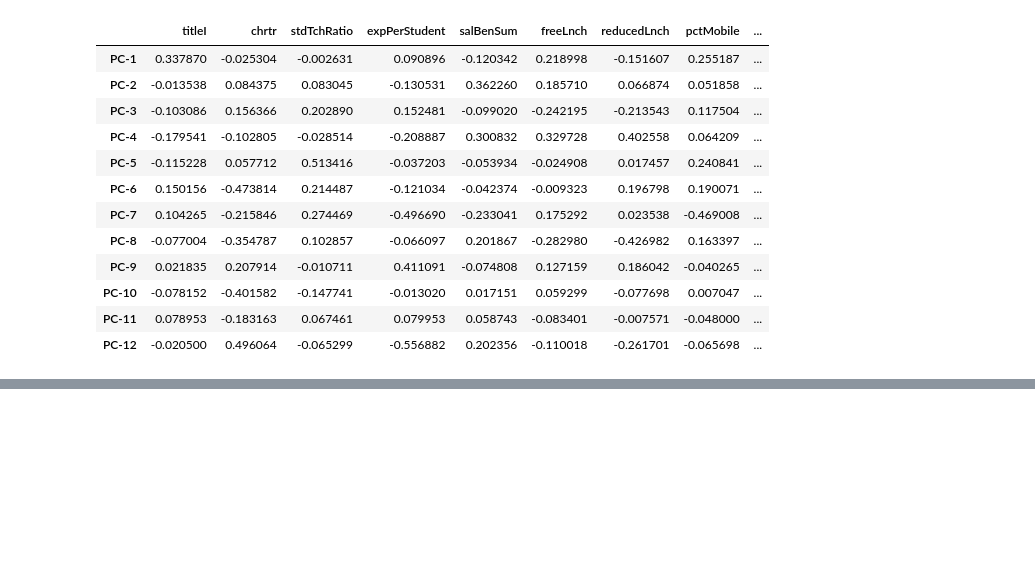
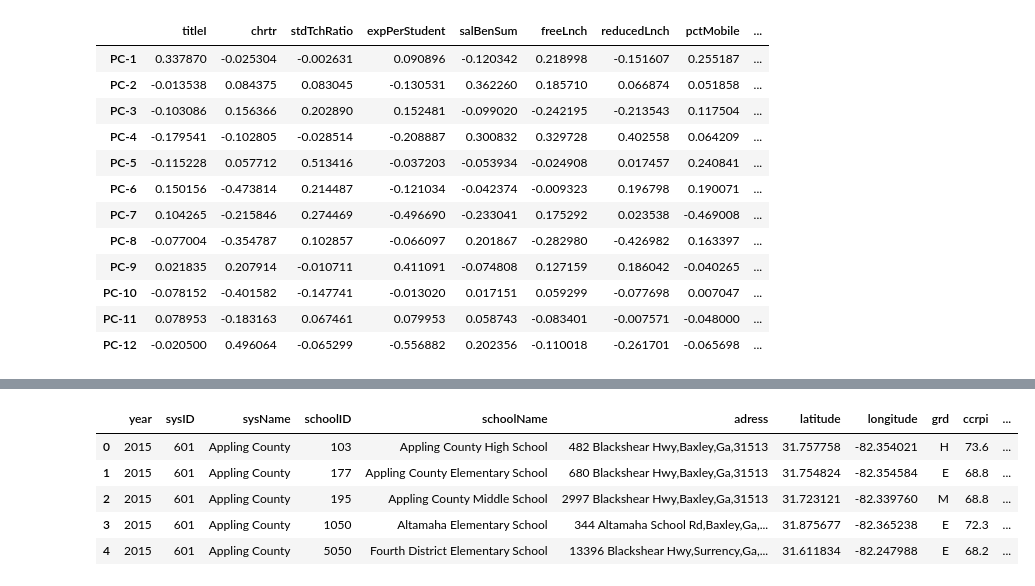
Before and after one commit to revirevy/mike1, a Jupyter notebook: 01-projects/notebooks/capstone/pcaClustering.ipynb, the cells around one changed output, grey strips where cells are left out. Saved outputs shown, nothing was run; the diff lists cells and outputs as text; code cells hidden in the pictures; blank space fills up the shorter version.

```diff
--- a/01-projects/notebooks/capstone/pcaClustering.ipynb
+++ b/01-projects/notebooks/capstone/pcaClustering.ipynb
@@ -302,0 +251,12 @@ For 6 clusters the average Silhouette Score is : 0.250371816716
+# %%
+df3 = pd.read_csv('../../assets/capstone-assets/CCRPI/master15.csv')
+# %%
+df3.drop(['Unnamed: 0'], axis=1, inplace=True)
+df3.head()
+# %% [output]
+|  | year | sysID | sysName | schoolID | schoolName | adress | latitude | longitude | grd | ccrpi | ... |
+| 0 | 2015 | 601 | Appling County | 103 | Appling County High School | 482 Blackshear Hwy,Baxley,Ga,31513 | 31.757758 | -82.354021 | H | 73.6 | ... |
+| 1 | 2015 | 601 | Appling County | 177 | Appling County Elementary School | 680 Blackshear Hwy,Baxley,Ga,31513 | 31.754824 | -82.354584 | E | 68.8 | ... |
+| 2 | 2015 | 601 | Appling County | 195 | Appling County Middle School | 2997 Blackshear Hwy,Baxley,Ga,31513 | 31.723121 | -82.339760 | M | 68.8 | ... |
+| 3 | 2015 | 601 | Appling County | 1050 | Altamaha Elementary School | 344 Altamaha School Rd,Baxley,Ga,... | 31.875677 | -82.365238 | E | 72.3 | ... |
+| 4 | 2015 | 601 | Appling County | 5050 | Fourth District Elementary School | 13396 Blackshear Hwy,Surrency,Ga,... | 31.611834 | -82.247988 | E | 68.2 | ... |
```
Also changed, not shown: parts of 24 cells of this notebook, 7 other files.
